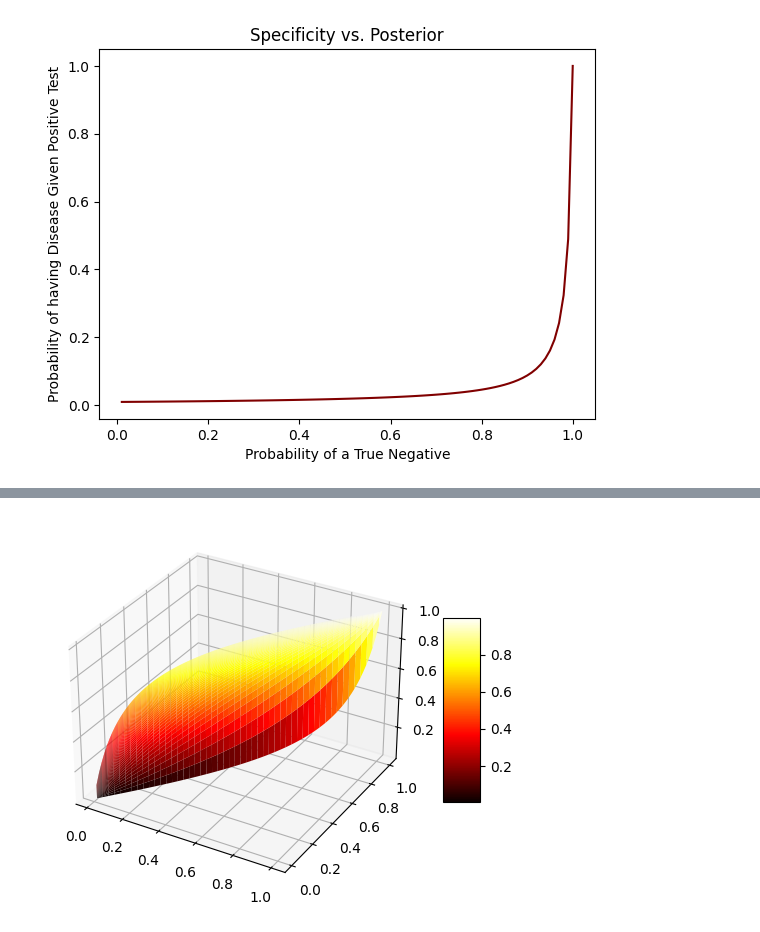
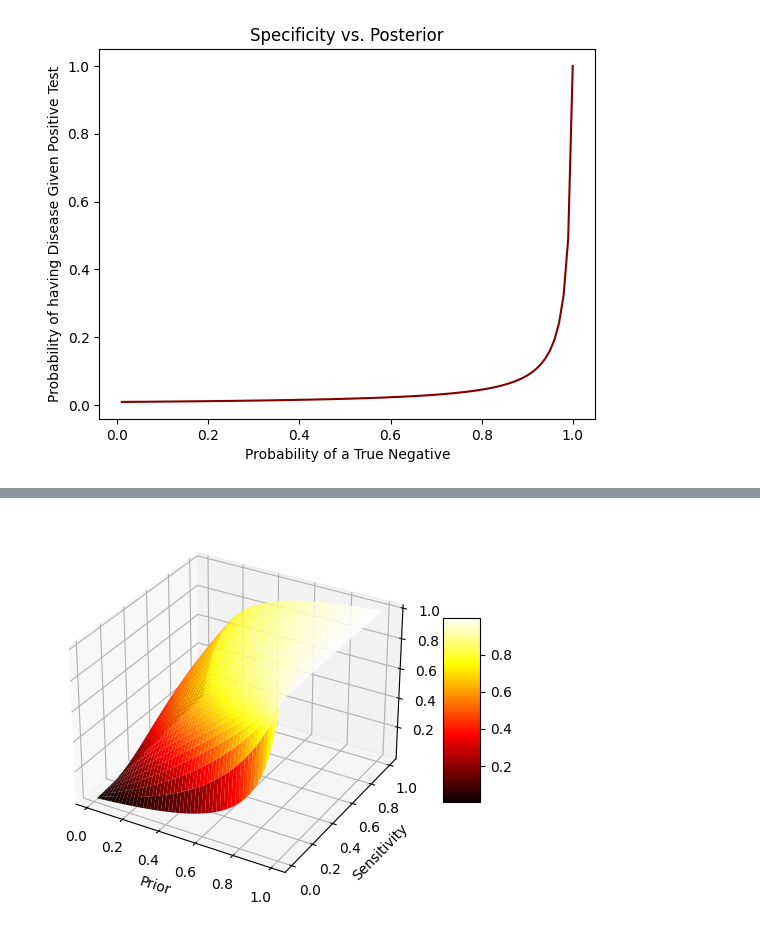
Before and after one commit to maryellenmarino/Cognitive_ModelingS24, a Jupyter notebook: hw1/Priors_Sensitivity_Specificity.ipynb, the cells around one changed output, grey strips where cells are left out. Saved outputs shown, nothing was run; the diff lists cells and outputs as text; code cells hidden in the pictures.

```diff
--- a/hw1/Priors_Sensitivity_Specificity.ipynb
+++ b/hw1/Priors_Sensitivity_Specificity.ipynb
@@ -165,12 +166,15 @@ posteriors = posteriorFromPriorAndSensitivity(X,Y)
 # %%
 fig = plt.figure(figsize =(6, 6))
 ax = plt.axes(projection ='3d')
 my_cmap = plt.get_cmap('hot')
-surf = ax.plot_surface(priors, sensitivities, posteriors, cmap = my_cmap, edgecolor ='none')
+surf = ax.plot_surface(X, Y, posteriors, cmap = my_cmap, edgecolor ='none')
 fig.colorbar(surf, ax = ax, shrink = 0.4, aspect = 5)
+ax.set_xlabel('Prior')
+ax.set_ylabel('Sensitivity')
+ax.set_zlabel('Posterior')
 plt.show()
 # %% [output]
-[figure, old version]
+[figure, new version]
 # %%
 def posteriorFromPriorAndSpecificity(prior, specificity):
     sensitivity = 0.95
```
Also changed, not shown: parts of 3 cells of this notebook.
